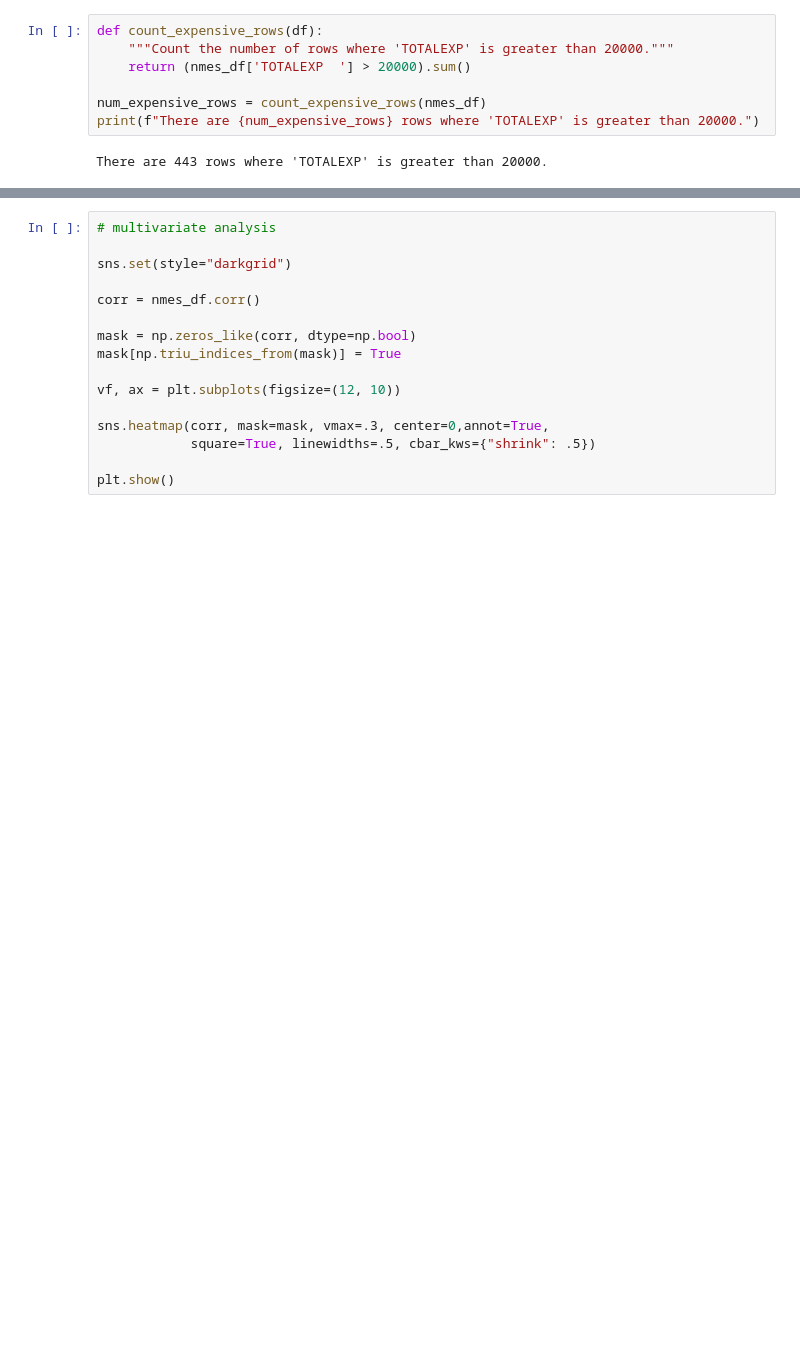
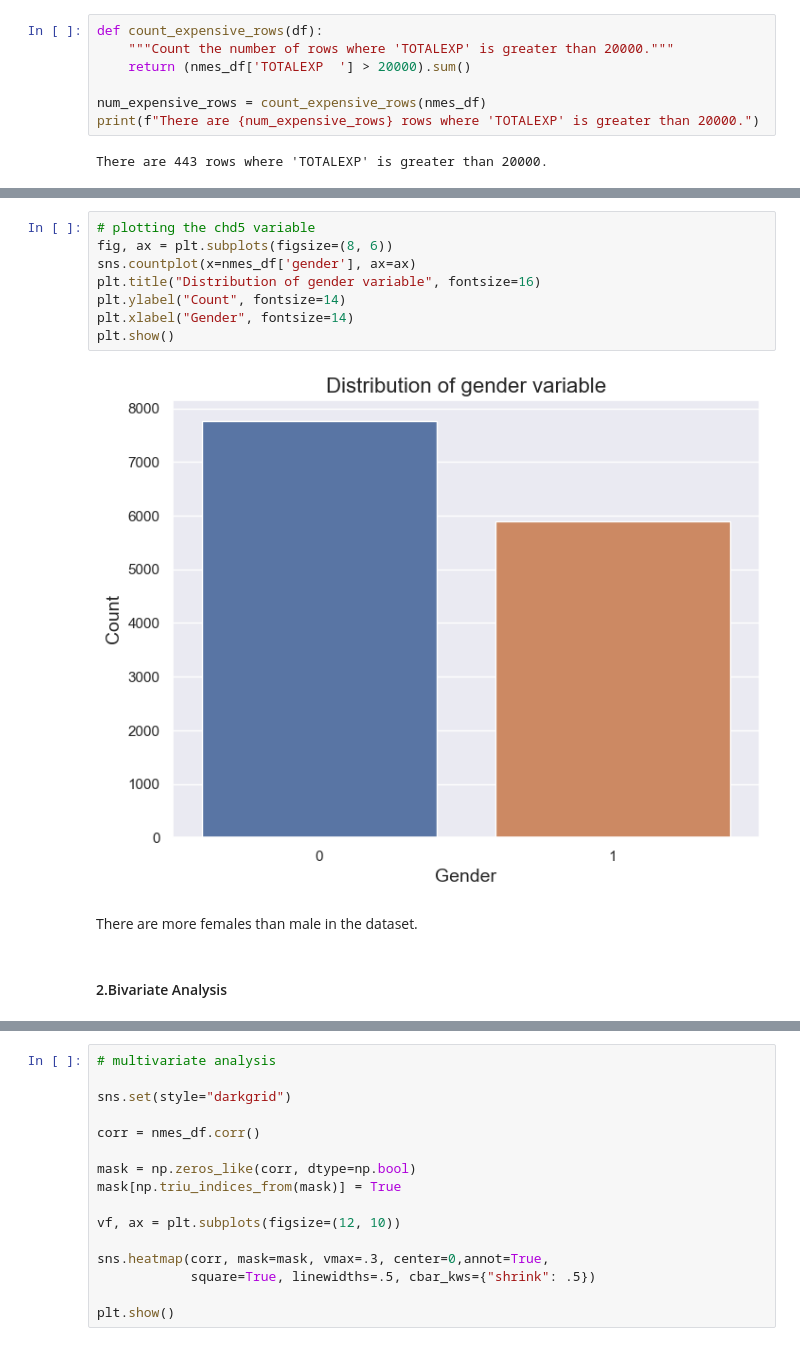
Before and after one commit to oscar066/nzuri_Analysis, a Jupyter notebook: nmes.ipynb, the cells around one changed output, grey strips where cells are left out. Cells and saved outputs as stored; diff of their text form; blank space fills up the shorter version.

```diff
--- a/nmes.ipynb
+++ b/nmes.ipynb
@@ -582,3 +592,17 @@ https://gist.github.com/mwaskom/de44147ed2974457ad6372750bbe5751
+# %%
+# plotting the chd5 variable
+fig, ax = plt.subplots(figsize=(8, 6))
+sns.countplot(x=nmes_df['gender'], ax=ax)
+plt.title("Distribution of gender variable", fontsize=16)
+plt.ylabel("Count", fontsize=14)
+plt.xlabel("Gender", fontsize=14)
+plt.show()
+# %% [output]
+[figure, added]
+# %% [markdown]
+There are more females than male in the dataset.
+# %% [markdown]
+#### 2.Bivariate Analysis
 # %%
 # plot target variable against lc5
 fig, ax = plt.subplots(figsize=(8, 6))
```
Also changed, not shown: parts of 57 cells of this notebook.
